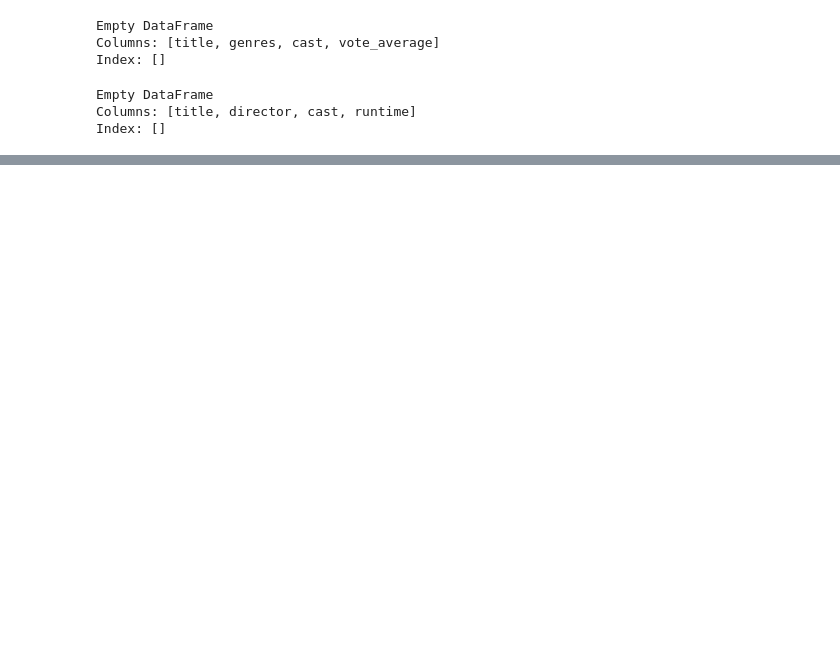
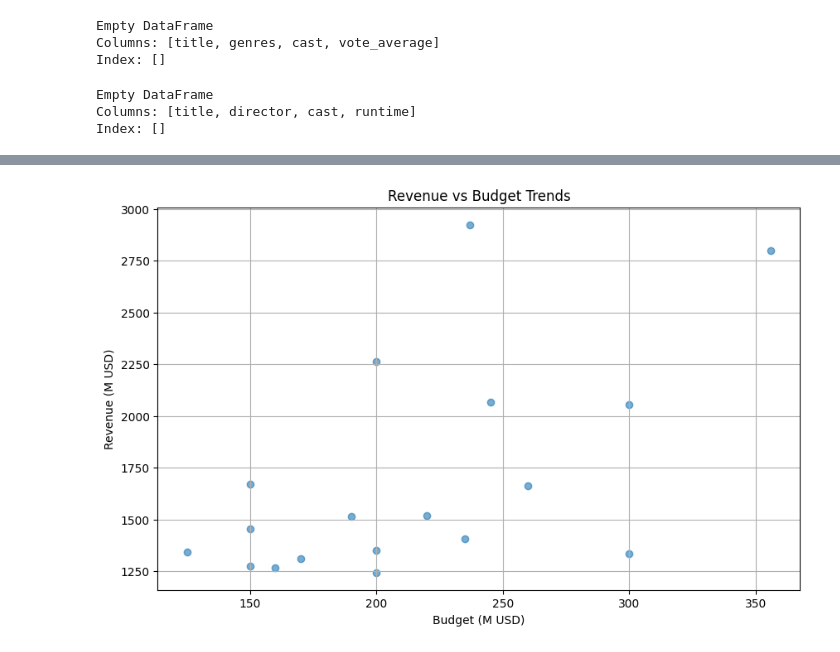
Before and after one commit to Zaina-M/TMDB_Movie_Analysis, a Jupyter notebook: et.ipynb, the cells around one changed output, grey strips where cells are left out. Drawn from its saved outputs; the diff is of its cells as text; code cells hidden in the pictures; blank space fills up the shorter version.

Commit message:
Updated with visualization

```diff
--- a/et.ipynb
+++ b/et.ipynb
@@ -647,14 +643,0 @@ kpi_df
-# %%
-wanted_data['movie_type'] = wanted_data['belongs_to_collection'].apply(
-    lambda x: 'Franchise' if pd.notnull(x) else 'Standalone'
-)
-
-metrics = ['revenue_musd_num', 'roi', 'budget_musd_num', 'popularity', 'vote_average']
-
-
-comparison = wanted_data.groupby('movie_type')[metrics].agg(
-    Mean_Revenue=('revenue_musd_num', 'mean'), Median_ROI=('roi', 'median'),Mean_Budget=('budget_musd_num', 'mean'), Mean_Popularity=('popularity', 'mean'), Mean_Rating=('vote_average', 'mean')
-)
-
-
-comparison
@@ -711,3 +664,16 @@ print(search2[['title', 'director', 'cast', 'runtime']])
 Empty DataFrame
 Columns: [title, director, cast, runtime]
 Index: []
+# %%
+#Franchise vs standalone movie performance
+wanted_data['movie_type'] = wanted_data['belongs_to_collection'].apply(lambda x: 'Franchise' if pd.notnull(x) else 'Standalone')
+
+metrics = ['revenue_musd_num', 'roi', 'budget_musd_num', 'popularity', 'vote_average']
+
+
+comparison = wanted_data.groupby('movie_type')[metrics].agg(
+    Mean_Revenue=('revenue_musd_num', 'mean'), Median_ROI=('roi', 'median'),Mean_Budget=('budget_musd_num', 'mean'), Mean_Popularity=('popularity', 'mean'), Mean_Rating=('vote_average', 'mean')
+)
+
+
+comparison
@@ -713,0 +748,11 @@ Index: []
+# %%
+
+plt.figure(figsize=(10,6))
+plt.scatter(wanted_data['budget_musd_num'], wanted_data['revenue_musd_num'], alpha=0.6)
+plt.xlabel('Budget (M USD)')
+plt.ylabel('Revenue (M USD)')
+plt.title('Revenue vs Budget Trends')
+plt.grid(True)
+plt.show()
+# %% [output]
+[figure, added]
```
Also changed, not shown: parts of 33 cells of this notebook, 3 other files.
